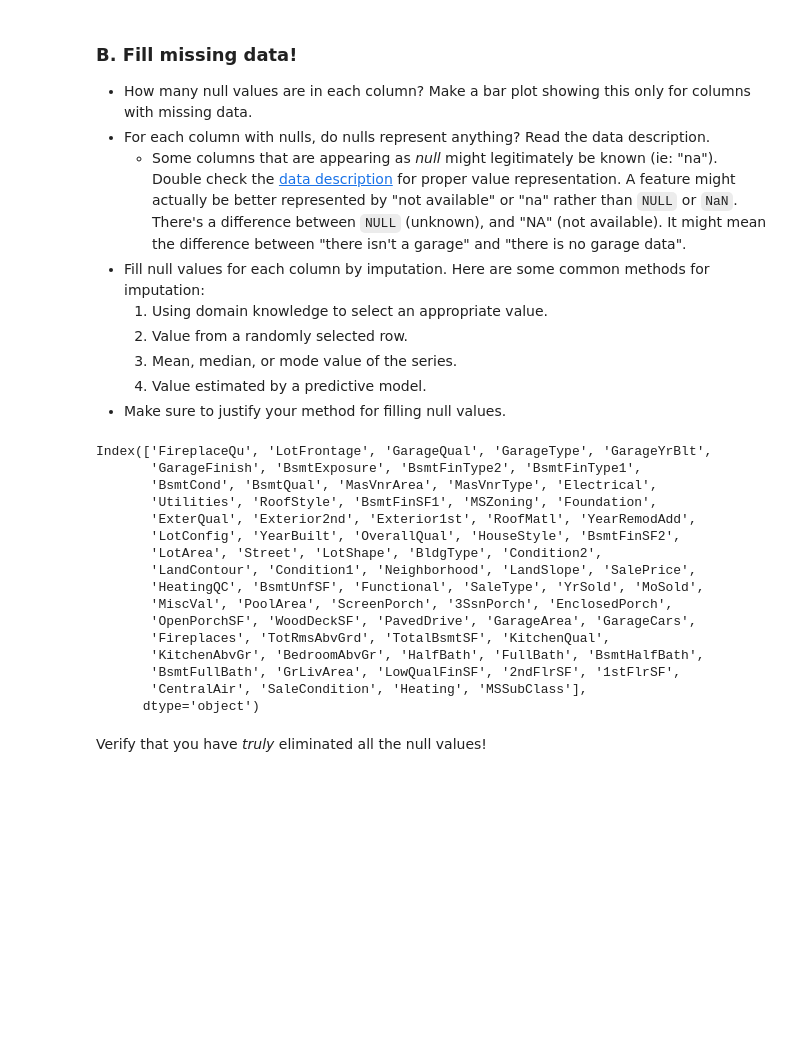
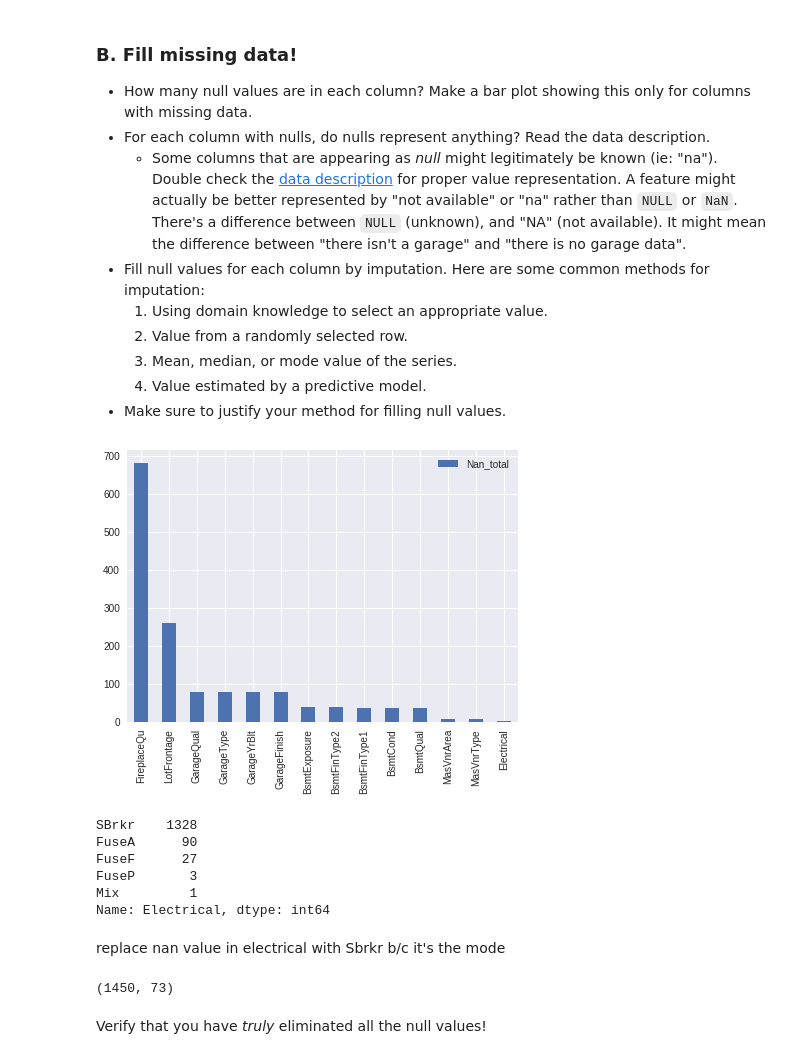
Before and after one commit to Uyentruong236/Ames_Housing, a Jupyter notebook: ipynb/project_2_starter.ipynb, the cells around one changed output. Cells and saved outputs as stored; diff of their text form; code cells hidden in the pictures; blank space fills up the shorter version.

```diff
--- a/ipynb/project_2_starter.ipynb
+++ b/ipynb/project_2_starter.ipynb
@@ -243,23 +257,28 @@ array([[<matplotlib.axes._subplots.AxesSubplot object at 0x...>]], dtype=object)
 # %%
 total = df_train.isnull().sum().sort_values(ascending=False)
 total= pd.DataFrame(total)
-total.index
+
+total['Col name'] = total.index
+total.columns =['Nan_total', 'Col_name']
+null = total[(total['Nan_total'] > 0)]
-# %% [output]
-Index(['FireplaceQu', 'LotFrontage', 'GarageQual', 'GarageType', 'GarageYrBlt',
-       'GarageFinish', 'BsmtExposure', 'BsmtFinType2', 'BsmtFinType1',
-       'BsmtCond', 'BsmtQual', 'MasVnrArea', 'MasVnrType', 'Electrical',
-       'Utilities', 'RoofStyle', 'BsmtFinSF1', 'MSZoning', 'Foundation',
-       'ExterQual', 'Exterior2nd', 'Exterior1st', 'RoofMatl', 'YearRemodAdd',
-       'LotConfig', 'YearBuilt', 'OverallQual', 'HouseStyle', 'BsmtFinSF2',
-       'LotArea', 'Street', 'LotShape', 'BldgType', 'Condition2',
-       'LandContour', 'Condition1', 'Neighborhood', 'LandSlope', 'SalePrice',
-       'HeatingQC', 'BsmtUnfSF', 'Functional', 'SaleType', 'YrSold', 'MoSold',
-       'MiscVal', 'PoolArea', 'ScreenPorch', '3SsnPorch', 'EnclosedPorch',
-       'OpenPorchSF', 'WoodDeckSF', 'PavedDrive', 'GarageArea', 'GarageCars',
-       'Fireplaces', 'TotRmsAbvGrd', 'TotalBsmtSF', 'KitchenQual',
-       'KitchenAbvGr', 'BedroomAbvGr', 'HalfBath', 'FullBath', 'BsmtHalfBath',
-       'BsmtFullBath', 'GrLivArea', 'LowQualFinSF', '2ndFlrSF', '1stFlrSF',
-       'CentralAir', 'SaleCondition', 'Heating', 'MSSubClass'],
-      dtype='object')
+# %%
+_ = null.plot.bar(figsize=(7,5))
+# %% [output]
+[figure, added]
+# %%
+df_train['Electrical'].value_counts()
+# %% [output]
+SBrkr    1328
+FuseA      90
+FuseF      27
+FuseP       3
+Mix         1
+Name: Electrical, dtype: int64
+# %% [markdown]
+replace nan value in electrical with Sbrkr b/c it's the mode
+# %%
+df_train.shape
+# %% [output]
+(1450, 73)
 # %% [markdown]
 Verify that you have *truly* eliminated all the null values!
```
Also changed, not shown: parts of 8 cells of this notebook.
